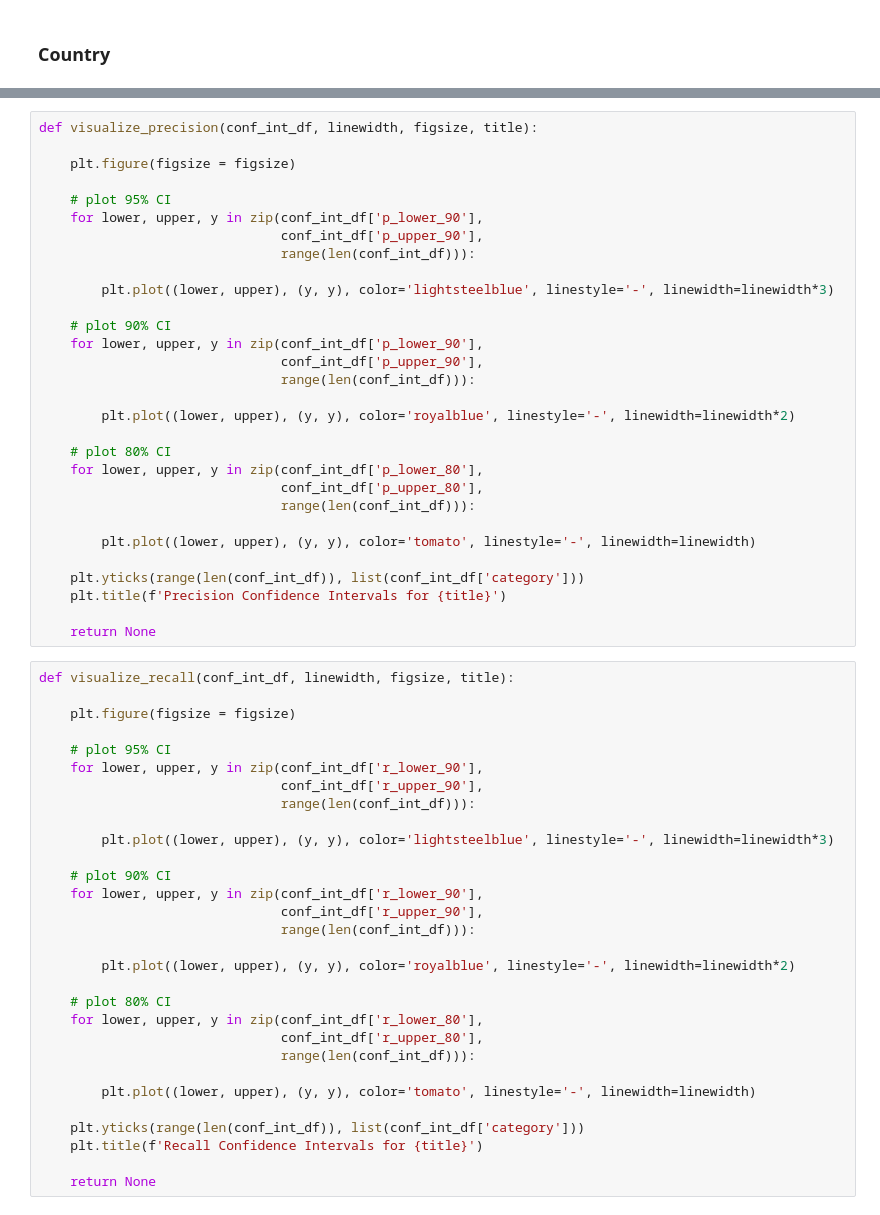
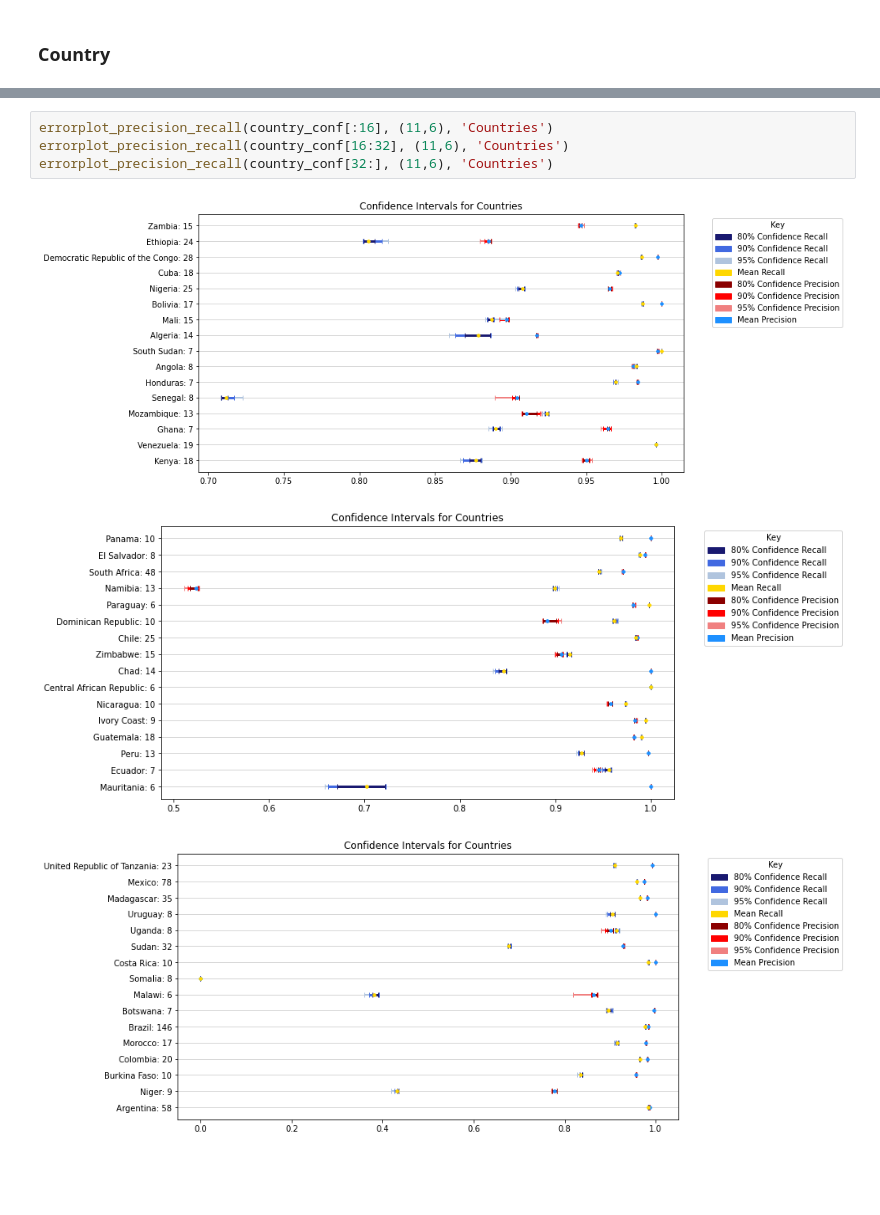
Before and after one commit to wri/sentinel-tree-cover, a Jupyter notebook: notebooks/analysis/validation-analysis.ipynb, the cells around one changed output, grey strips where cells are left out. Saved outputs shown, nothing was run; the diff lists cells and outputs as text; blank space fills up the shorter version.

```diff
--- a/notebooks/analysis/validation-analysis.ipynb
+++ b/notebooks/analysis/validation-analysis.ipynb
@@ -576,61 +317,9 @@ def visualize_f1(conf_int_df, linewidth, figsize, title, ax=None):
-# %%
-def visualize_precision(conf_int_df, linewidth, figsize, title):
-
-    plt.figure(figsize = figsize)
-
-    # plot 95% CI
-    for lower, upper, y in zip(conf_int_df['p_lower_90'],
-                               conf_int_df['p_upper_90'],
-                               range(len(conf_int_df))):
-
-        plt.plot((lower, upper), (y, y), color='lightsteelblue', linestyle='-', linewidth=linewidth*3)
-
-    # plot 90% CI
-    for lower, upper, y in zip(conf_int_df['p_lower_90'],
-                               conf_int_df['p_upper_90'],
-                               range(len(conf_int_df))):
-
-        plt.plot((lower, upper), (y, y), color='royalblue', linestyle='-', linewidth=linewidth*2)
-
-    # plot 80% CI
-    for lower, upper, y in zip(conf_int_df['p_lower_80'],
-                               conf_int_df['p_upper_80'],
-                               range(len(conf_int_df))):
-
-        plt.plot((lower, upper), (y, y), color='tomato', linestyle='-', linewidth=linewidth)
-
-    plt.yticks(range(len(conf_int_df)), list(conf_int_df['category']))
-    plt.title(f'Precision Confidence Intervals for {title}')
-
-    return None
-# %%
-def visualize_recall(conf_int_df, linewidth, figsize, title):
-
-    plt.figure(figsize = figsize)
-
-    # plot 95% CI
-    for lower, upper, y in zip(conf_int_df['r_lower_90'],
-                               conf_int_df['r_upper_90'],
-                               range(len(conf_int_df))):
-
-        plt.plot((lower, upper), (y, y), color='lightsteelblue', linestyle='-', linewidth=linewidth*3)
-
-    # plot 90% CI
-    for lower, upper, y in zip(conf_int_df['r_lower_90'],
-                               conf_int_df['r_upper_90'],
-                               range(len(conf_int_df))):
-
-        plt.plot((lower, upper), (y, y), color='royalblue', linestyle='-', linewidth=linewidth*2)
-
-    # plot 80% CI
-    for lower, upper, y in zip(conf_int_df['r_lower_80'],
-                               conf_int_df['r_upper_80'],
-                               range(len(conf_int_df))):
-
-        plt.plot((lower, upper), (y, y), color='tomato', linestyle='-', linewidth=linewidth)
-
-    plt.yticks(range(len(conf_int_df)), list(conf_int_df['category']))
-    plt.title(f'Recall Confidence Intervals for {title}')
-
-    return None
+# %%
+errorplot_precision_recall(country_conf[:16], (11,6), 'Countries')
+errorplot_precision_recall(country_conf[16:32], (11,6), 'Countries')
+errorplot_precision_recall(country_conf[32:], (11,6), 'Countries')
+# %% [output]
+[figure, added]
+[figure, added]
+[figure, added]
 # %% [markdown]
```
Also changed, not shown: parts of 48 cells of this notebook.
